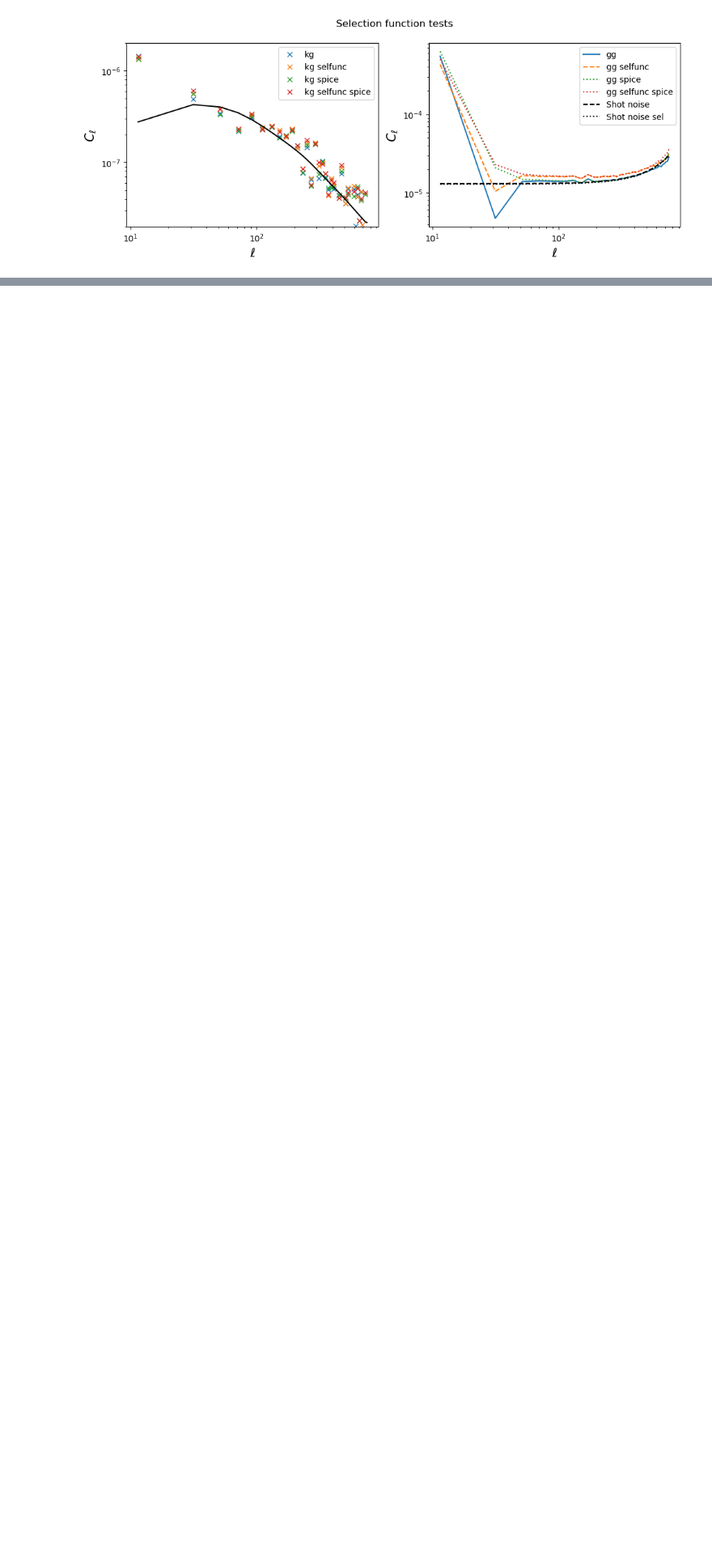
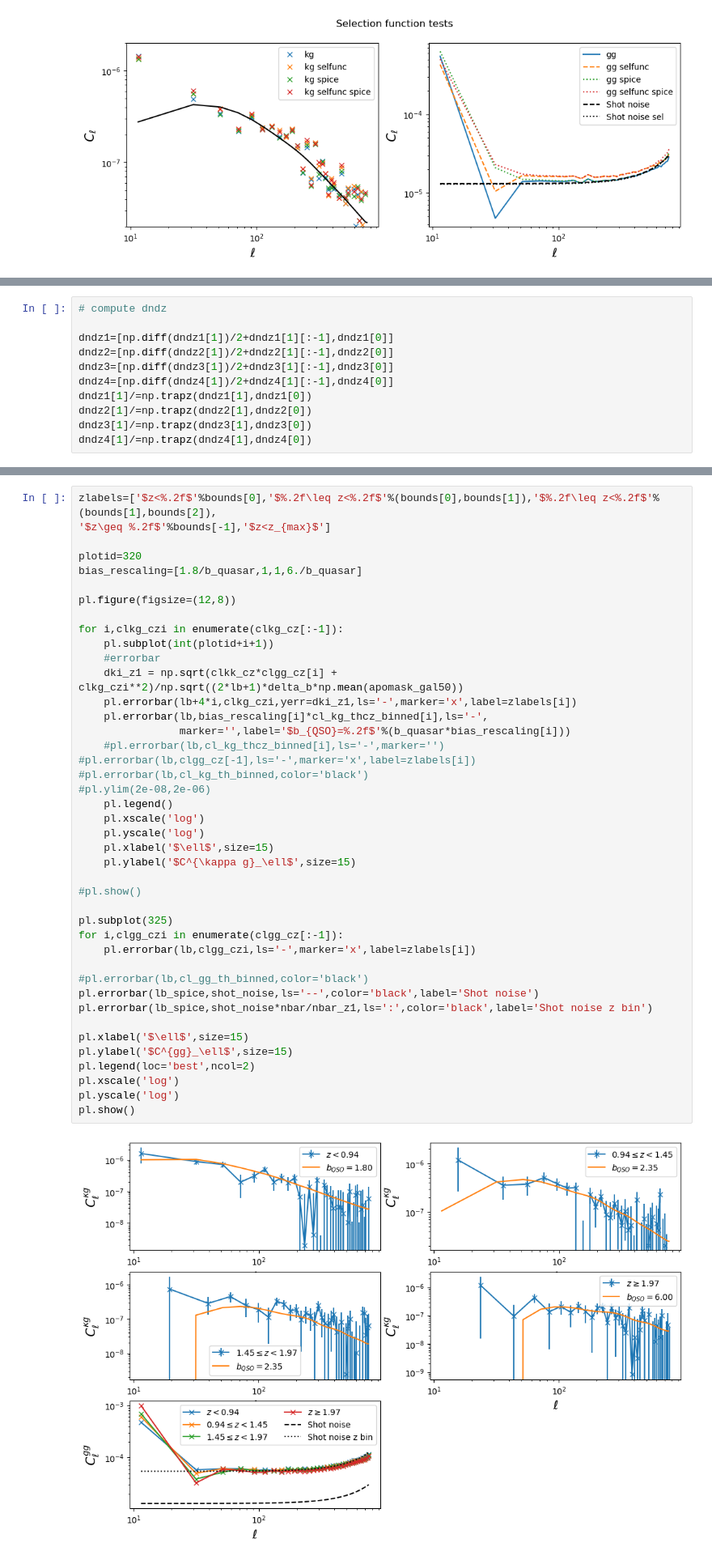
Before and after one commit to kstoreyf/gaia-quasars-lss, a Jupyter notebook: notebooks/gaia_qso_data_pstest.ipynb, the cells around one changed output, grey strips where cells are left out. Shown at 81% size. Saved outputs shown, nothing was run; the diff lists cells and outputs as text; blank space fills up the shorter version.

```diff
--- a/notebooks/gaia_qso_data_pstest.ipynb
+++ b/notebooks/gaia_qso_data_pstest.ipynb
@@ -756,0 +790,11 @@ The auto spectrum of QSO is very bad and displays a big excess of power in the f
+# %%
+# compute dndz
+
+dndz1=[np.diff(dndz1[1])/2+dndz1[1][:-1],dndz1[0]]
+dndz2=[np.diff(dndz2[1])/2+dndz2[1][:-1],dndz2[0]]
+dndz3=[np.diff(dndz3[1])/2+dndz3[1][:-1],dndz3[0]]
+dndz4=[np.diff(dndz4[1])/2+dndz4[1][:-1],dndz4[0]]
+dndz1[1]/=np.trapz(dndz1[1],dndz1[0])
+dndz2[1]/=np.trapz(dndz2[1],dndz2[0])
+dndz3[1]/=np.trapz(dndz3[1],dndz3[0])
+dndz4[1]/=np.trapz(dndz4[1],dndz4[0])
@@ -756,0 +895,44 @@ The auto spectrum of QSO is very bad and displays a big excess of power in the f
+# %%
+zlabels=['$z<%.2f$'%bounds[0],'$%.2f\leq z<%.2f$'%(bounds[0],bounds[1]),'$%.2f\leq z<%.2f$'%(bounds[1],bounds[2]),
+'$z\geq %.2f$'%bounds[-1],'$z<z_{max}$']
+
+plotid=320
+bias_rescaling=[1.8/b_quasar,1,1,6./b_quasar]
+
+pl.figure(figsize=(12,8))
+
+for i,clkg_czi in enumerate(clkg_cz[:-1]):
+    pl.subplot(int(plotid+i+1))
+    #errorbar
+    dki_z1 = np.sqrt(clkk_cz*clgg_cz[i] + clkg_czi**2)/np.sqrt((2*lb+1)*delta_b*np.mean(apomask_gal50))
+    pl.errorbar(lb+4*i,clkg_czi,yerr=dki_z1,ls='-',marker='x',label=zlabels[i])
+    pl.errorbar(lb,bias_rescaling[i]*cl_kg_thcz_binned[i],ls='-',
+                marker='',label='$b_{QSO}=%.2f$'%(b_quasar*bias_rescaling[i]))
+    #pl.errorbar(lb,cl_kg_thcz_binned[i],ls='-',marker='')
+#pl.errorbar(lb,clgg_cz[-1],ls='-',marker='x',label=zlabels[i])
+#pl.errorbar(lb,cl_kg_th_binned,color='black')
+#pl.ylim(2e-08,2e-06)
+    pl.legend()
+    pl.xscale('log')
+    pl.yscale('log')
+    pl.xlabel('$\ell$',size=15)
+    pl.ylabel('$C^{\kappa g}_\ell$',size=15)
+
+#pl.show()
+
+pl.subplot(325)
+for i,clgg_czi in enumerate(clgg_cz[:-1]):
+    pl.errorbar(lb,clgg_czi,ls='-',marker='x',label=zlabels[i])
+
+#pl.errorbar(lb,cl_gg_th_binned,color='black')
+pl.errorbar(lb_spice,shot_noise,ls='--',color='black',label='Shot noise')
+pl.errorbar(lb_spice,shot_noise*nbar/nbar_z1,ls=':',color='black',label='Shot noise z bin')
+
+pl.xlabel('$\ell$',size=15)
+pl.ylabel('$C^{gg}_\ell$',size=15)
+pl.legend(loc='best',ncol=2)
+pl.xscale('log')
+pl.yscale('log')
+pl.show()
+# %% [output]
+[figure, added]
```
Also changed, not shown: parts of 17 cells of this notebook.
